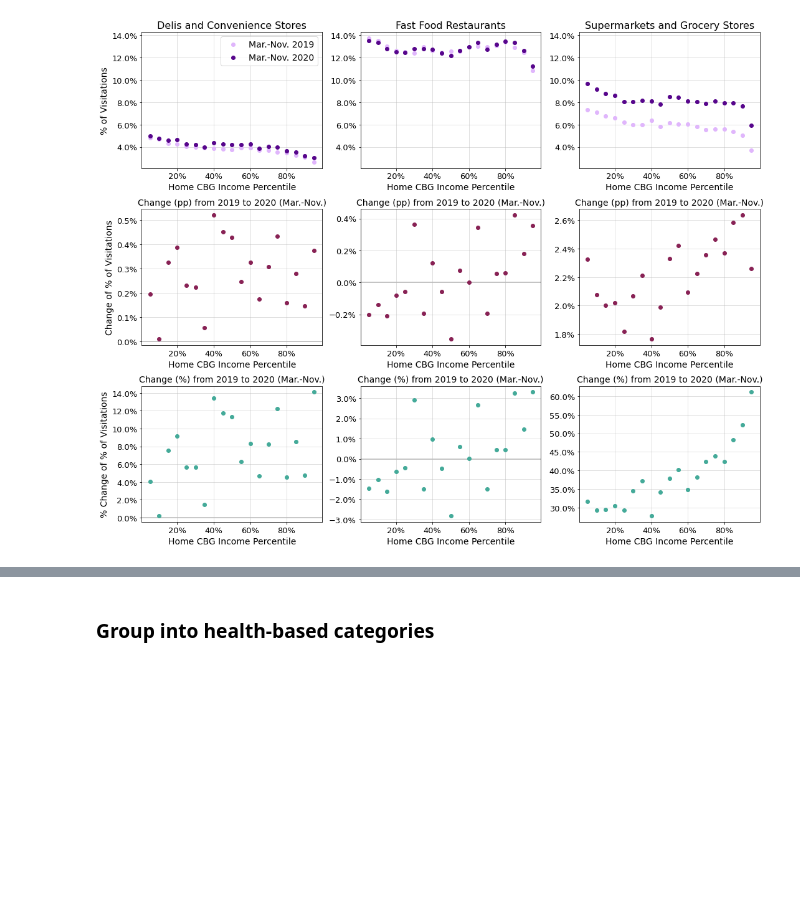
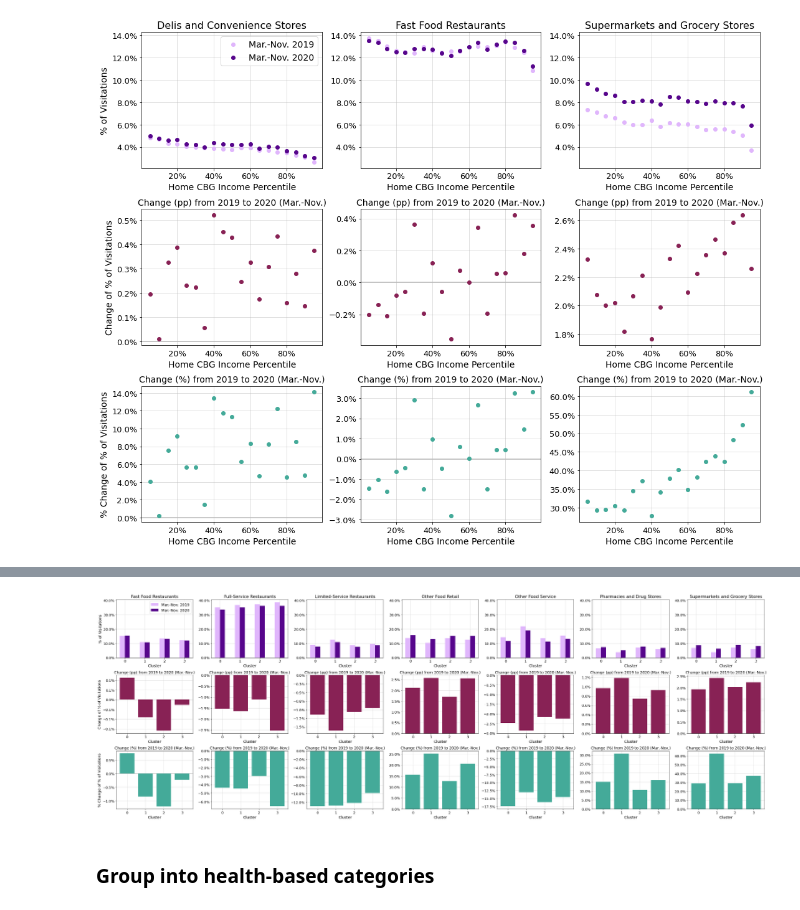
Before and after one commit to cpcarey/nyu-cusp-food-access, a Jupyter notebook: notebooks/cc0103_plot_visitation_distributions.ipynb, the cells around one changed output, grey strips where cells are left out. Saved outputs shown, nothing was run; the diff lists cells and outputs as text; code cells hidden in the pictures; blank space fills up the shorter version.

Commit message:
Add bar plots of POI visitation proportions by cluster for time series plot comparisons.

```diff
--- a/notebooks/cc0103_plot_visitation_distributions.ipynb
+++ b/notebooks/cc0103_plot_visitation_distributions.ipynb
@@ -194,7 +206,9 @@ def get_weekly_df(cluster_df, total_df, poi_df=poi_df):
     return weekly_df
 # %%
 def get_percent_df(weekly_df):
-    percent_df = weekly_df.pivot(index=['date_range_start', 'cluster'], columns=['category'], values=['percent'])
+    percent_df = weekly_df.pivot(index=['date_range_start', 'cluster'],
+                                 columns=['category'],
+                                 values=['percent'])
     percent_df = repair_dt_index(percent_df)
     percent_df = smoothen(percent_df, percent_df.columns)
     percent_df.columns = percent_df.columns.get_level_values(1)
@@ -592,13 +527,17 @@ pct_percent_df = get_percent_df(pct_weekly_df)
 2200
 # %%
 pct_percent_2019_df = pct_percent_df.reset_index()
-pct_percent_2019_df = pct_percent_2019_df[pct_percent_2019_df['date_range_start'] >= DATE_START_PRE_COVID]
-pct_percent_2019_df = pct_percent_2019_df[pct_percent_2019_df['date_range_start'] <= DATE_END_PRE_COVID]
+pct_percent_2019_df = pct_percent_2019_df[
+    pct_percent_2019_df['date_range_start'] >= DATE_START_PRE_COVID]
+pct_percent_2019_df = pct_percent_2019_df[
+    pct_percent_2019_df['date_range_start'] <= DATE_END_PRE_COVID]
 pct_percent_2019_df = pct_percent_2019_df.set_index(['date_range_start'])
 pct_percent_2019_mean_df = pct_percent_2019_df.groupby(by=['cluster']).mean()
 pct_percent_2020_df = pct_percent_df.reset_index()
-pct_percent_2020_df = pct_percent_2020_df[pct_percent_2020_df['date_range_start'] >= DATE_START_COVID]
-pct_percent_2020_df = pct_percent_2020_df[pct_percent_2020_df['date_range_start'] >= DATE_END_COVID]
+pct_percent_2020_df = pct_percent_2020_df[
+    pct_percent_2020_df['date_range_start'] >= DATE_START_COVID]
+pct_percent_2020_df = pct_percent_2020_df[
+    pct_percent_2020_df['date_range_start'] >= DATE_END_COVID]
 pct_percent_2020_df = pct_percent_2020_df.set_index(['date_range_start'])
 pct_percent_2020_mean_df = pct_percent_2020_df.groupby(by=['cluster']).mean()
 # %%
@@ -673,0 +640,26 @@ plot_scatter(pdf_2019, pdf_2020, columns)
+# %%
+cbg_km_df = cbg_df.drop(columns=['cluster']).rename(
+    columns={'kmeans_cluster': 'cluster'})
+km_cluster_df = home_weekly_df.merge(cbg_km_df, on=['cbg'], how='inner')
+
+km_total_df = get_total_df(km_cluster_df)
+km_weekly_df = get_weekly_df(km_cluster_df, km_total_df, poi_df=poi_other_df)
+km_percent_df = get_percent_df(km_weekly_df)
+
+km_percent_2019_df = km_percent_df.reset_index()
+km_percent_2019_df = km_percent_2019_df[
+    km_percent_2019_df['date_range_start'] >= DATE_START_PRE_COVID]
+km_percent_2019_df = km_percent_2019_df[
+    km_percent_2019_df['date_range_start'] <= DATE_END_PRE_COVID]
+km_percent_2019_df = km_percent_2019_df.set_index(['date_range_start'])
+km_percent_2019_mean_df = km_percent_2019_df.groupby(by=['cluster']).mean()
+km_percent_2020_df = km_percent_df.reset_index()
+km_percent_2020_df = km_percent_2020_df[
+    km_percent_2020_df['date_range_start'] >= DATE_START_COVID]
+km_percent_2020_df = km_percent_2020_df[
+    km_percent_2020_df['date_range_start'] >= DATE_END_COVID]
+km_percent_2020_df = km_percent_2020_df.set_index(['date_range_start'])
+km_percent_2020_mean_df = km_percent_2020_df.groupby(by=['cluster']).mean()
+
+kmdf_2020 = km_percent_2020_mean_df
+kmdf_2019 = km_percent_2019_mean_df
@@ -674,3 +757,7 @@ plot_scatter(pdf_2019, pdf_2020, columns)
+# %%
+plot_bar(kmdf_2019, kmdf_2020, kmdf_2020.columns, last_col=None)
+# %% [output]
+[figure, added]
 # %% [markdown]
 ### Group into health-based categories
 # %%
```
Also changed, not shown: parts of 18 cells of this notebook.
